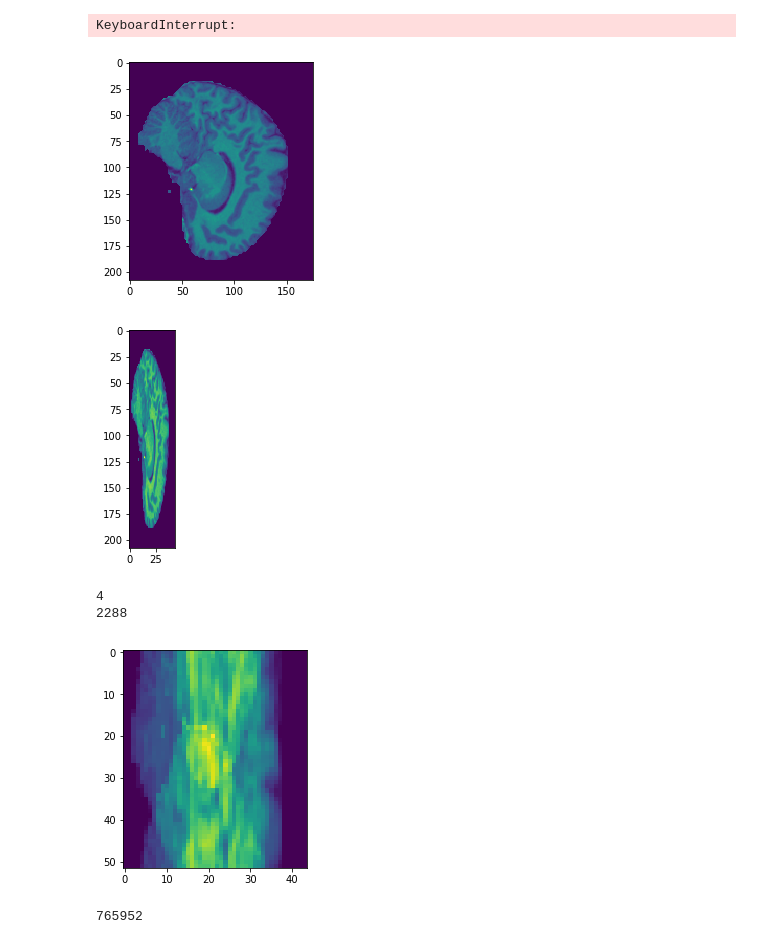
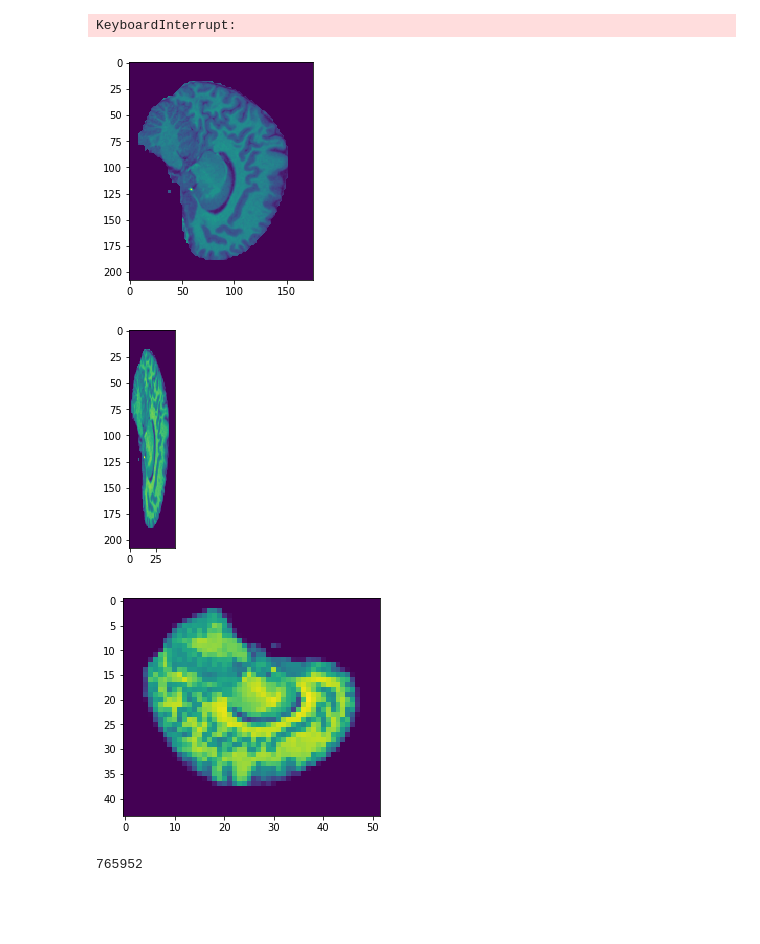
Before and after one commit to fdelia/ETH-machine-learning-course, a Jupyter notebook: Exploratory data analysis.ipynb, the cells around one changed output. Saved outputs shown, nothing was run; the diff lists cells and outputs as text; code cells hidden in the pictures; blank space fills up the shorter version.

```diff
--- a/Exploratory data analysis.ipynb
+++ b/Exploratory data analysis.ipynb
@@ -180,36 +180,44 @@ for d in divisors:
 hh = 208 # height
 images = np.split(X_train[0], 176)
 for i in range(50, 52):
     break
     #row = X_train[0][i*(hh * 176) : (i+1) * (hh * 176)]
     image = np.split(images[i], hh)
 
     plt.imshow(imresize(image, 0.2))
     plt.show()
 
 #print(len(images[0]) * (0.2)**2 * 90)
 image = images[100]
 plt.imshow(np.split(image, 208))
 plt.show()
+
 splits = np.split(image, 208 / 4 * 176)
 image = np.mean(splits, axis=1)
 plt.imshow(np.split(image, 208))
 plt.show()
+
+image = np.array(np.split(image, 208)).T
+splits = np.split(image.flatten(), 208 / 4 * 176 / 4)
+image = np.mean(splits, axis=1)
+plt.imshow(np.split(image, 176 / 4))
+plt.show()
+"""
 splits = np.split(image, 4)
 image = np.mean(splits, axis=0)
 print(len(image))
 image = np.split(image, 208/4)
 plt.imshow(image)
 
 #plt.imshow(imresize(image, (64, 44))) # 64 * 44 * 44
 plt.show()
+"""
+print()
 #(6443008 / 100000)**(1/3)
 # %% [output]
 [figure]
 [figure]
-4
-2288
-[figure, old version]
+[figure, new version]
 # %%
 #[672000 : -786000]
 #6443008 / 208 / 176
```
Also changed, not shown: 1 other file.
